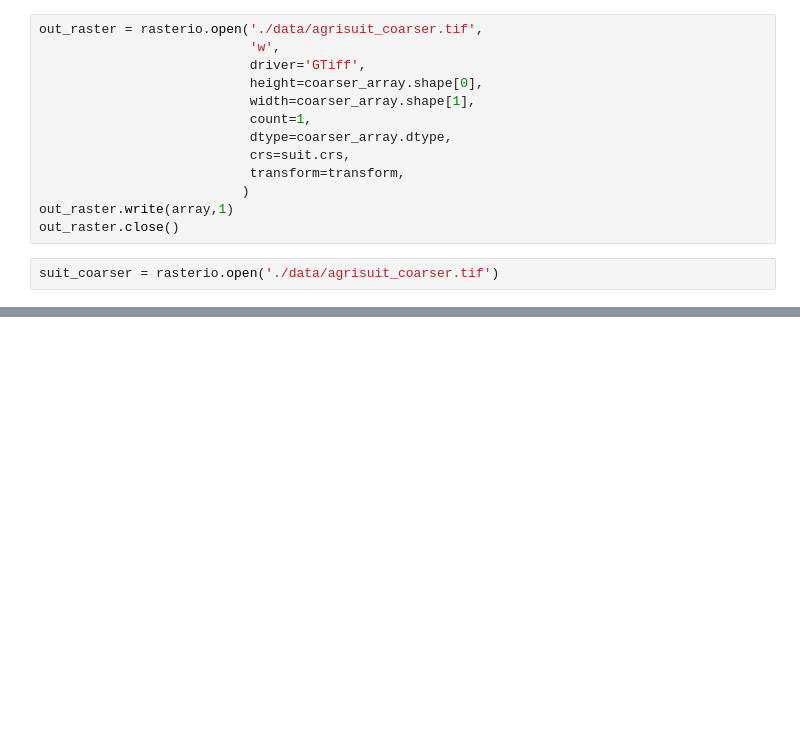
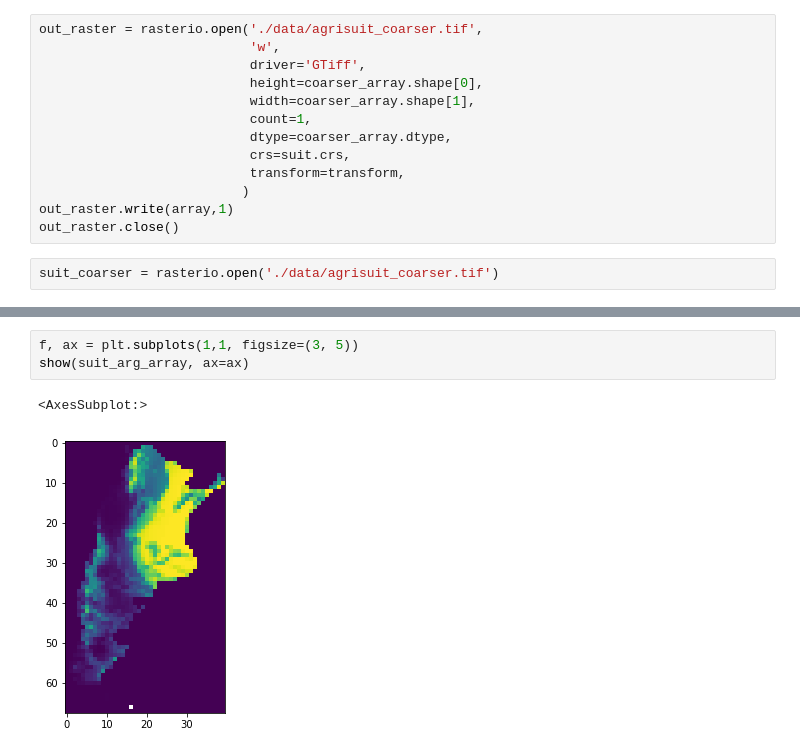
Before and after one commit to sebastianhohmann/geopandas_examples, a Jupyter notebook: _05_common_recipes_raster.ipynb, the cells around one changed output, grey strips where cells are left out. Cells and saved outputs as stored; diff of their text form; blank space fills up the shorter version.

```diff
--- a/_05_common_recipes_raster.ipynb
+++ b/_05_common_recipes_raster.ipynb
@@ -313,0 +352,6 @@ show(suit_coarser, ax=ax)
+# %%
+f, ax = plt.subplots(1,1, figsize=(3, 5))
+show(suit_arg_array, ax=ax)
+# %% [output]
+<AxesSubplot:>
+[figure, added]
```
Also changed, not shown: parts of 18 cells of this notebook.
